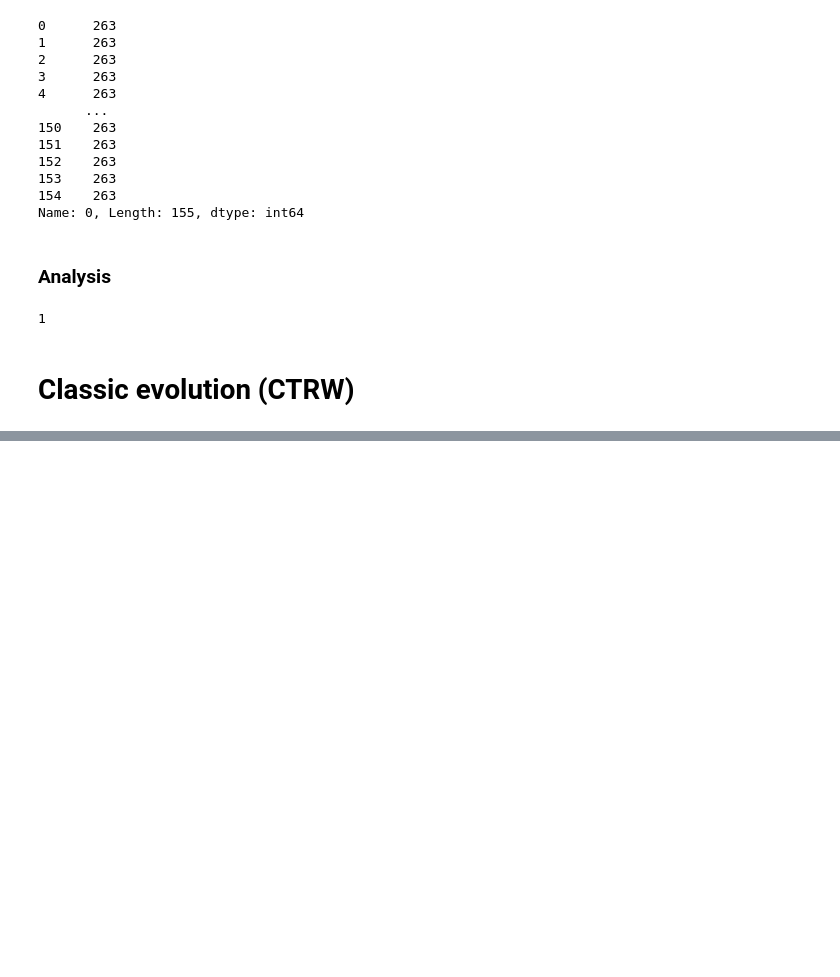
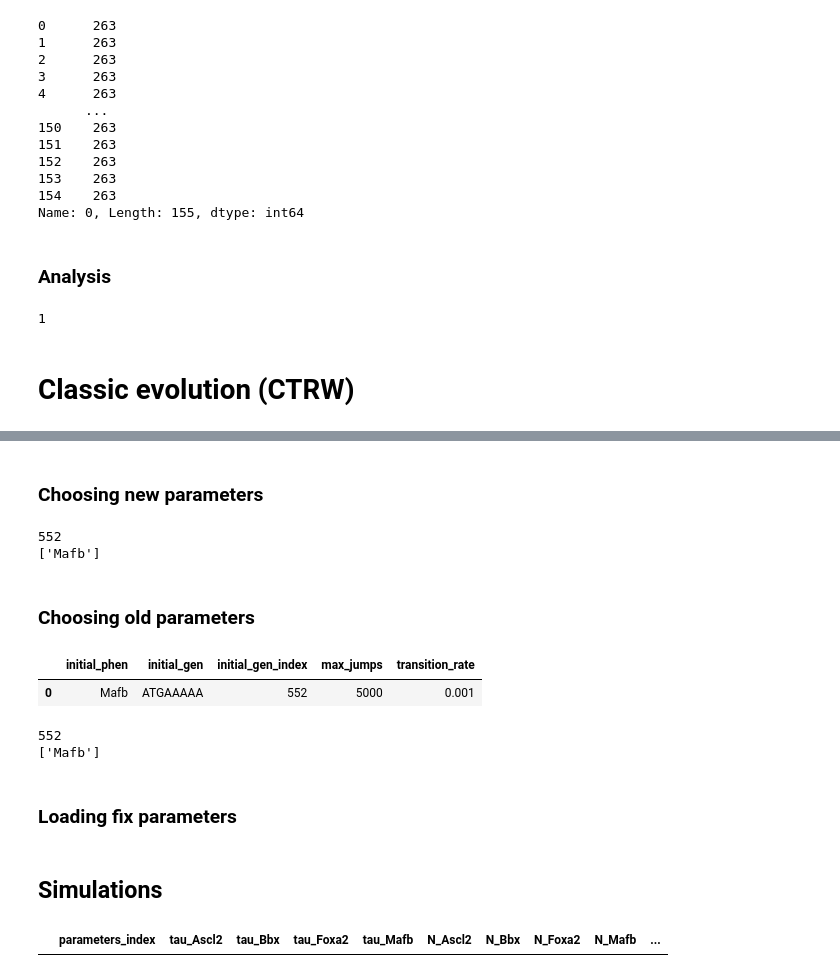
Before and after one commit to miguelruor/GeneticEvolution, a Jupyter notebook: GeneticEvolution.ipynb, the cells around one changed output, grey strips where cells are left out. Drawn from its saved outputs; the diff is of its cells as text; code cells hidden in the pictures; blank space fills up the shorter version.

```diff
--- a/GeneticEvolution.ipynb
+++ b/GeneticEvolution.ipynb
@@ -712,0 +785,31 @@ distance(gspace_4phen.nodes[evolution_path0[0]]['sequence'], gspace_4phen.nodes[
+# %% [markdown]
+### Choosing new parameters
+# %%
+max_jumps = 5000 # maximum number of measurements in a simulation
+# McFadden and Al-Khalili (1999) estimated that it is between 1-100 seconds or more
+gamma = 10**(-3) # transition rate between neighbor nodes
+initial_phen = 'Mafb'
+# %%
+np.random.seed(2021)
+new_parameters = True
+initial_genotype =  randomInitialGenotype(initial_phen)
+initial_sequence = gspace_4phen.nodes[initial_genotype]['sequence']
+
+#initial_sequence = "ACAAAAAA"
+#initial_genotype = sequenceIndex(initial_sequence)
+
+print(initial_genotype)
+print(gspace_4phen.nodes[initial_genotype]['phenotypeName'])
+# %% [output]
+552
+['Mafb']
+# %%
+parameters_c = parameters_c.append({'initial_phen': initial_phen, 'initial_gen': initial_sequence, 'initial_gen_index': int(initial_genotype),
+                                'max_jumps': int(max_jumps), 'transition_rate': gamma}, ignore_index=True)
+# %% [markdown]
+### Choosing old parameters
+# %%
+parameters_c
+# %% [output]
+|  | initial_phen | initial_gen | initial_gen_index | max_jumps | transition_rate |
+| 0 | Mafb | ATGAAAAA | 552 | 5000 | 0.001 |
@@ -712,0 +818,13 @@ distance(gspace_4phen.nodes[evolution_path0[0]]['sequence'], gspace_4phen.nodes[
+# %%
+new_parameters = False
+max_jumps = parameters_c.loc[parameters_index]['max_jumps'] # maximum number of jumps in a simulation
+gamma = parameters_c.loc[parameters_index]['transition_rate'] # transition rate between neighbor nodes
+initial_phen = parameters_c.loc[parameters_index]['initial_phen']
+initial_genotype = parameters_c.loc[parameters_index]['initial_gen_index']
+print(initial_genotype)
+print(gspace_4phen.nodes[initial_genotype]['phenotypeName'])
+# %% [output]
+552
+['Mafb']
+# %% [markdown]
+### Loading fix parameters
@@ -712,0 +834,2 @@ distance(gspace_4phen.nodes[evolution_path0[0]]['sequence'], gspace_4phen.nodes[
+# %% [markdown]
+## Simulations
@@ -712,0 +838,4 @@ distance(gspace_4phen.nodes[evolution_path0[0]]['sequence'], gspace_4phen.nodes[
+# %%
+simulations_results_c
+# %% [output]
+|  | parameters_index | tau_Ascl2 | tau_Bbx | tau_Foxa2 | tau_Mafb | N_Ascl2 | N_Bbx | N_Foxa2 | N_Mafb | ... |
```
Also changed, not shown: parts of 28 cells of this notebook.
